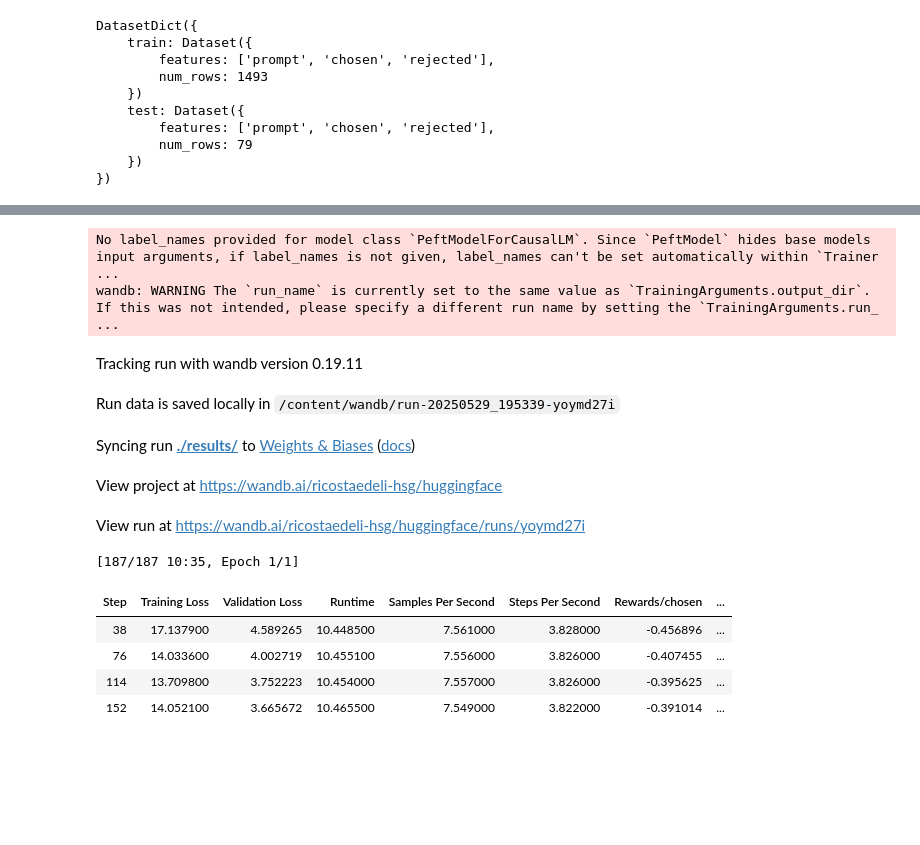
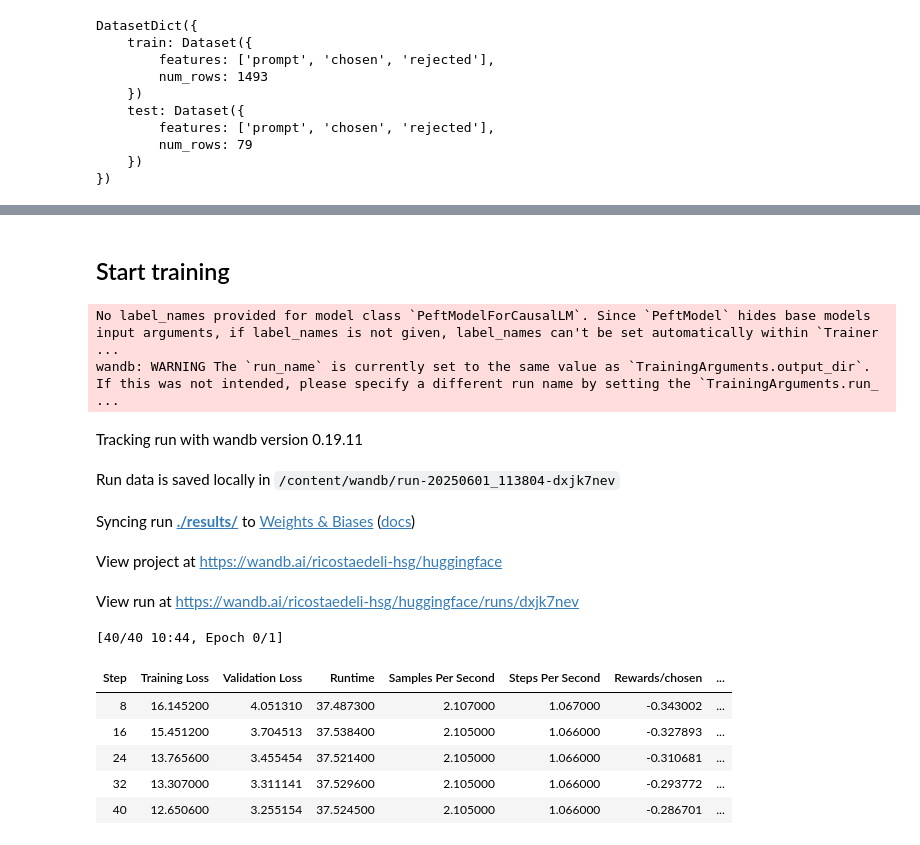
Before and after one commit to RicoStaedeli/NLP2025_CQG, a Jupyter notebook: Training/3_Training_4_ORPO.ipynb, the cells around one changed output, grey strips where cells are left out. Drawn from its saved outputs; the diff is of its cells as text; code cells hidden in the pictures; blank space fills up the shorter version.

```diff
--- a/Training/3_Training_4_ORPO.ipynb
+++ b/Training/3_Training_4_ORPO.ipynb
@@ -52,7 +52,7 @@ Resolving deltas: 100% (948/948), done.
 
 TRAINING_NUMBER = 5
 BASE_MODEL_REPO = "meta-llama/Llama-3.1-8B-Instruct"
-MODEL_NAME = "Meta-Llama-3.1-8B-Instruct_ORPO"
+MODEL_NAME = "Meta-Llama-3.1-8B-Instruct_ORPO_1"
 
 ################################################################################
 #######################   PATH VARIABLES        ################################
@@ -138,10 +140,7 @@ peft_config = LoraConfig(
 
 # Load tokenizer
 tokenizer = AutoTokenizer.from_pretrained(BASE_MODEL_REPO)
-
-# Reset chat_template if already set
-if tokenizer.chat_template is not None:
-    tokenizer.chat_template = None
+tokenizer.pad_token = tokenizer.eos_token
 
 # Load model
 model = AutoModelForCausalLM.from_pretrained(
@@ -149,7 +148,7 @@ model = AutoModelForCausalLM.from_pretrained(
     quantization_config=bnb_config,
     device_map="auto"
 )
-model, tokenizer = setup_chat_format(model, tokenizer)
+
 model = prepare_model_for_kbit_training(model)
 # %% [output]
 Xet Storage is enabled for this repo, but the 'hf_xet' package is not installed. Falling back to regular HTTP download. For better performance, install the package with: `pip install huggingface_hub[h ...
@@ -178,6 +175,7 @@ DatasetDict({
 def format_chat_template(row):
     row["chosen"] = tokenizer.apply_chat_template(row["chosen"], tokenize=False)
     row["rejected"] = tokenizer.apply_chat_template(row["rejected"], tokenize=False)
+    row["prompt"] = tokenizer.apply_chat_template(row["prompt"], tokenize=False)
     return row
 
 dataset = dataset.map(
@@ -215,3 +242,5 @@ DatasetDict({
+# %% [markdown]
+## Start training
 # %%
 orpo_args = ORPOConfig(
     learning_rate=8e-6,
@@ -222,41 +251,42 @@ orpo_args = ORPOConfig(
     per_device_train_batch_size=2,
     per_device_eval_batch_size=2,
     gradient_accumulation_steps=4,
     remove_unused_columns=False,
     optim="paged_adamw_8bit",
-    num_train_epochs=1,
+    max_steps = 40,
     eval_strategy="steps",
     eval_steps=0.2,
     logging_steps=1,
     warmup_steps=10,
     report_to="wandb",
     output_dir="./results/",
 )
 
 trainer = ORPOTrainer(
     model=model,
     args=orpo_args,
     train_dataset=dataset["train"],
     eval_dataset=dataset["test"],
     peft_config=peft_config,
     processing_class=tokenizer,
 )
 trainer.train()
 trainer.save_model(MODEL_NAME)
 # %% [output]
 No label_names provided for model class `PeftModelForCausalLM`. Since `PeftModel` hides base models input arguments, if label_names is not given, label_names can't be set automatically within `Trainer ...
 wandb: WARNING The `run_name` is currently set to the same value as `TrainingArguments.output_dir`. If this was not intended, please specify a different run name by setting the `TrainingArguments.run_ ...
 Tracking run with wandb version 0.19.11
-Run data is saved locally in /content/wandb/run-20250529_195339-yoymd27i
+Run data is saved locally in /content/wandb/run-20250601_113804-dxjk7nev
 Syncing run ./results/ to Weights & Biases (docs)
 View project at https://wandb.ai/ricostaedeli-hsg/huggingface
-View run at https://wandb.ai/ricostaedeli-hsg/huggingface/runs/yoymd27i
+View run at https://wandb.ai/ricostaedeli-hsg/huggingface/runs/dxjk7nev
-[187/187 10:35, Epoch 1/1]
+[40/40 10:44, Epoch 0/1]
 | Step | Training Loss | Validation Loss | Runtime | Samples Per Second | Steps Per Second | Rewards/chosen | ... |
-| 38 | 17.137900 | 4.589265 | 10.448500 | 7.561000 | 3.828000 | -0.456896 | ... |
-| 76 | 14.033600 | 4.002719 | 10.455100 | 7.556000 | 3.826000 | -0.407455 | ... |
-| 114 | 13.709800 | 3.752223 | 10.454000 | 7.557000 | 3.826000 | -0.395625 | ... |
-| 152 | 14.052100 | 3.665672 | 10.465500 | 7.549000 | 3.822000 | -0.391014 | ... |
+| 8 | 16.145200 | 4.051310 | 37.487300 | 2.107000 | 1.067000 | -0.343002 | ... |
+| 16 | 15.451200 | 3.704513 | 37.538400 | 2.105000 | 1.066000 | -0.327893 | ... |
+| 24 | 13.765600 | 3.455454 | 37.521400 | 2.105000 | 1.066000 | -0.310681 | ... |
+| 32 | 13.307000 | 3.311141 | 37.529600 | 2.105000 | 1.066000 | -0.293772 | ... |
+| 40 | 12.650600 | 3.255154 | 37.524500 | 2.105000 | 1.066000 | -0.286701 | ... |
 # %%
 # Flush memory
 #del trainer, model
```
Also changed, not shown: parts of 7 cells of this notebook.
